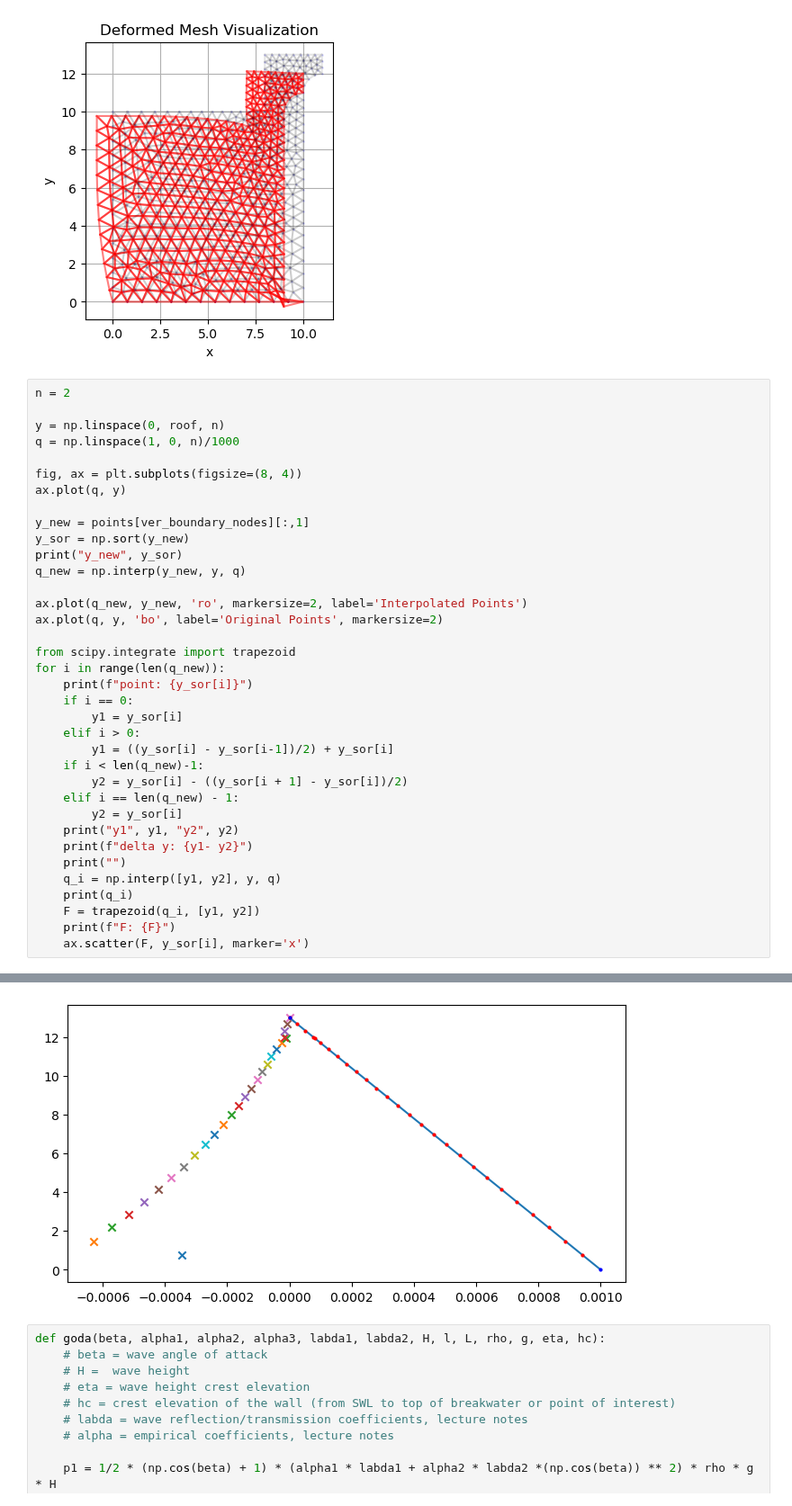
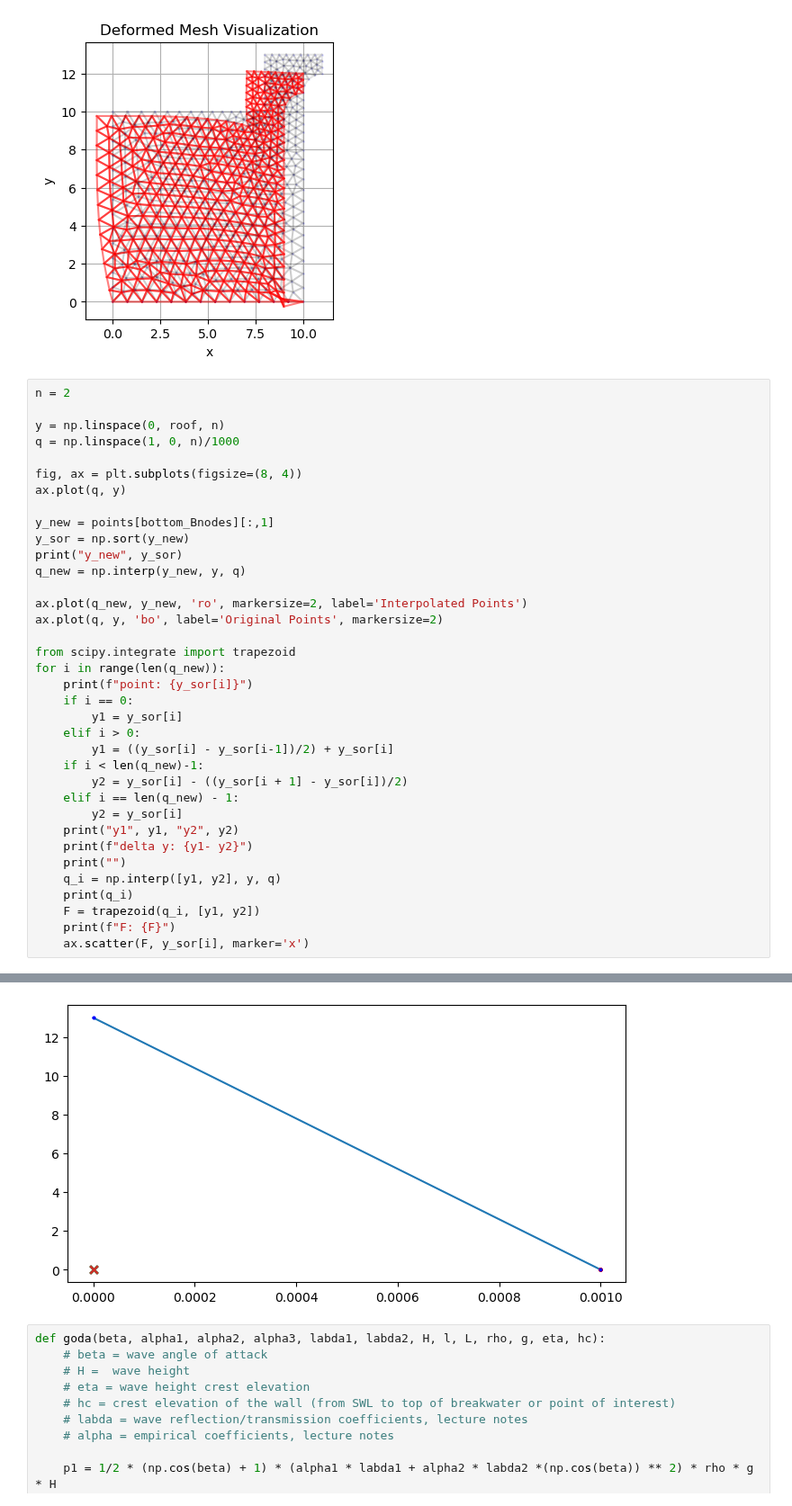
Before and after one commit to maxblw/CIEM4220_CM, a Jupyter notebook: model/1_model_definition.ipynb, the cells around one changed output, grey strips where cells are left out. Shown at 90% size. Cells and saved outputs as stored; diff of their text form.

```diff
--- a/model/1_model_definition.ipynb
+++ b/model/1_model_definition.ipynb
@@ -214,7 +214,7 @@ q = np.linspace(1, 0, n)/1000
 fig, ax = plt.subplots(figsize=(8, 4))
 ax.plot(q, y)
 
-y_new = points[ver_boundary_nodes][:,1]
+y_new = points[bottom_Bnodes][:,1]
 y_sor = np.sort(y_new)
 print("y_new", y_sor)
 q_new = np.interp(y_new, y, q)
@@ -261,5 +261,5 @@ delta y: 0.1666666666666643
 F: 0.0
-[figure, old version]
+[figure, new version]
 # %%
 def goda(beta, alpha1, alpha2, alpha3, labda1, labda2, H, l, L, rho, g, eta, hc):
     # beta = wave angle of attack
```
Also changed, not shown: parts of 1 cell of this notebook.
